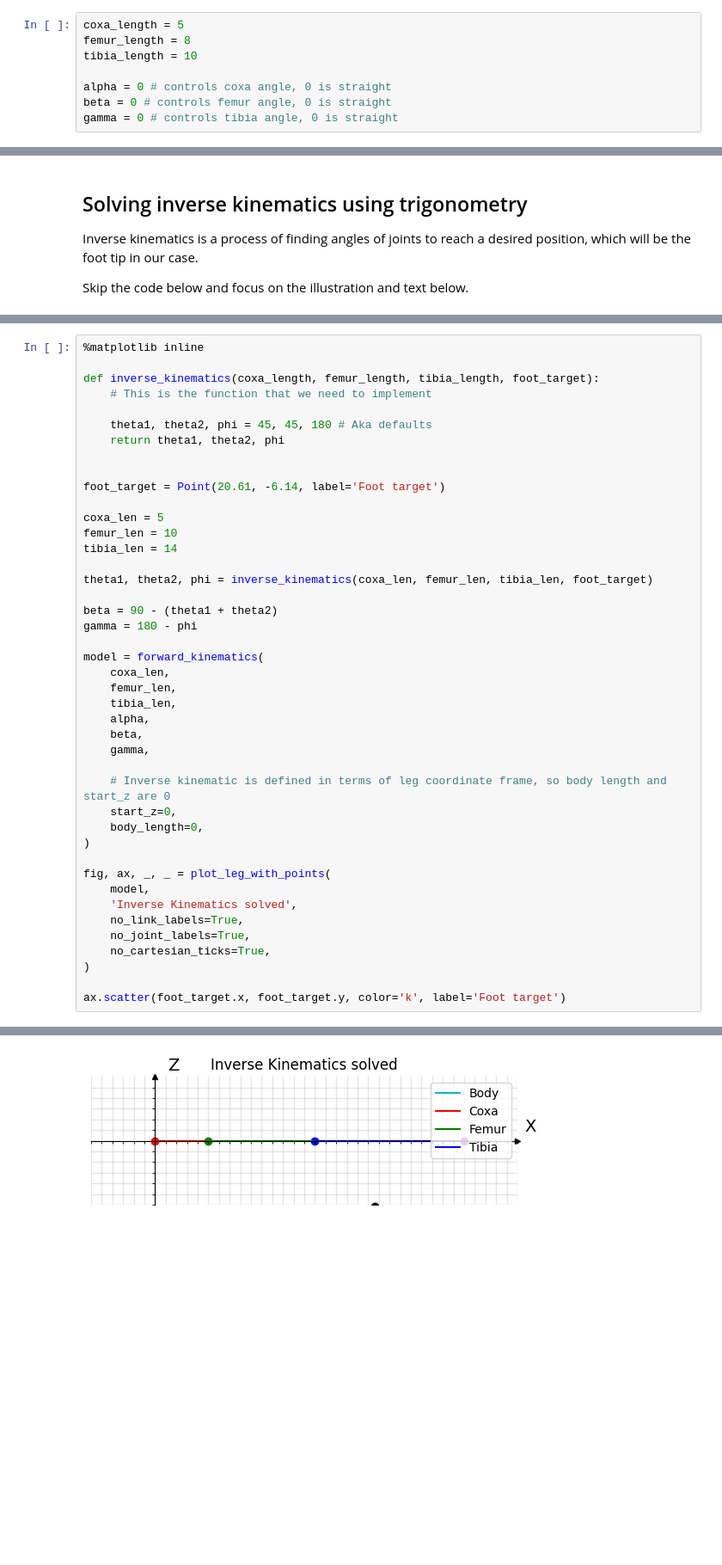
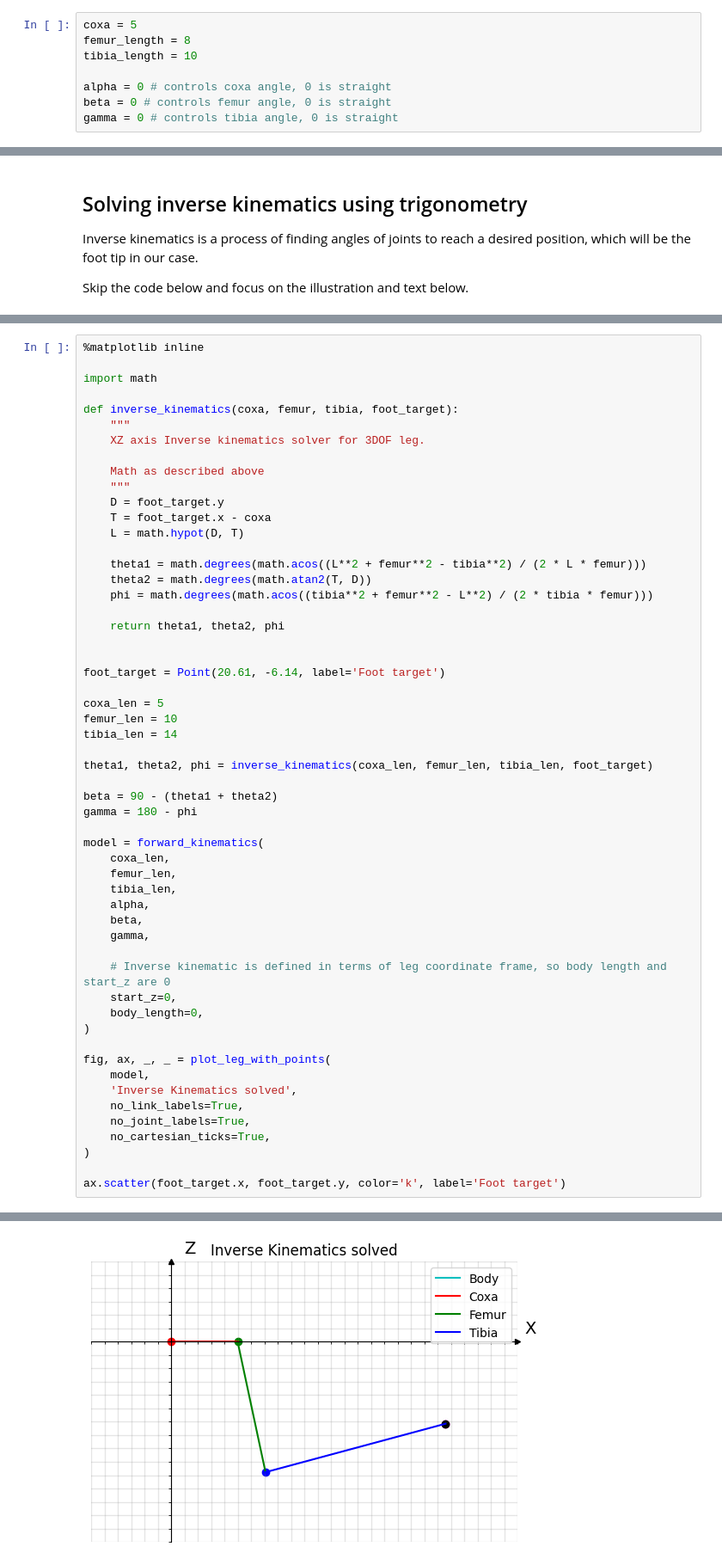
Before and after one commit to Dr-QP/Dr.QP, a Jupyter notebook: packages/runtime/drqp_brain/notebooks/getting_started_with_robot_ik.ipynb, the cells around one changed output, grey strips where cells are left out. Shown at 86% size. Drawn from its saved outputs; the diff is of its cells as text; blank space fills up the shorter version.

Commit message:
full math and solver (with bugs)

```diff
--- a/packages/runtime/drqp_brain/notebooks/getting_started_with_robot_ik.ipynb
+++ b/packages/runtime/drqp_brain/notebooks/getting_started_with_robot_ik.ipynb
@@ -45,7 +45,7 @@ The diagrams below will make it much more clear, I promise, so just keep reading
 
 The values below are the default parameters for the simulated leg used in this tutorial.
 # %%
-coxa_length = 5
+coxa = 5
 femur_length = 8
 tibia_length = 10
 
@@ -286,10 +322,22 @@ gamma = 180 - phi
 # %%
 %matplotlib inline
 
-def inverse_kinematics(coxa_length, femur_length, tibia_length, foot_target):
-    # This is the function that we need to implement
+import math
 
-    theta1, theta2, phi = 45, 45, 180 # Aka defaults
+def inverse_kinematics(coxa, femur, tibia, foot_target):
+    """
+    XZ axis Inverse kinematics solver for 3DOF leg.
+
+    Math as described above
+    """
+    D = foot_target.y
+    T = foot_target.x - coxa
+    L = math.hypot(D, T)
+
+    theta1 = math.degrees(math.acos((L**2 + femur**2 - tibia**2) / (2 * L * femur)))
+    theta2 = math.degrees(math.atan2(T, D))
+    phi = math.degrees(math.acos((tibia**2 + femur**2 - L**2) / (2 * tibia * femur)))
+
     return theta1, theta2, phi
 
 
@@ -301,31 +349,31 @@ tibia_len = 14
 
 theta1, theta2, phi = inverse_kinematics(coxa_len, femur_len, tibia_len, foot_target)
 
 beta = 90 - (theta1 + theta2)
 gamma = 180 - phi
 
 model = forward_kinematics(
     coxa_len,
     femur_len,
     tibia_len,
     alpha,
     beta,
     gamma,
 
     # Inverse kinematic is defined in terms of leg coordinate frame, so body length and start_z are 0
     start_z=0,
     body_length=0,
 )
 
 fig, ax, _, _ = plot_leg_with_points(
     model,
     'Inverse Kinematics solved',
     no_link_labels=True,
     no_joint_labels=True,
     no_cartesian_ticks=True,
 )
 
 ax.scatter(foot_target.x, foot_target.y, color='k', label='Foot target')
 # %% [output]
 <matplotlib.collections.PathCollection at 0x...>
-[figure, old version]
+[figure, new version]
```
Also changed, not shown: parts of 6 cells of this notebook.
